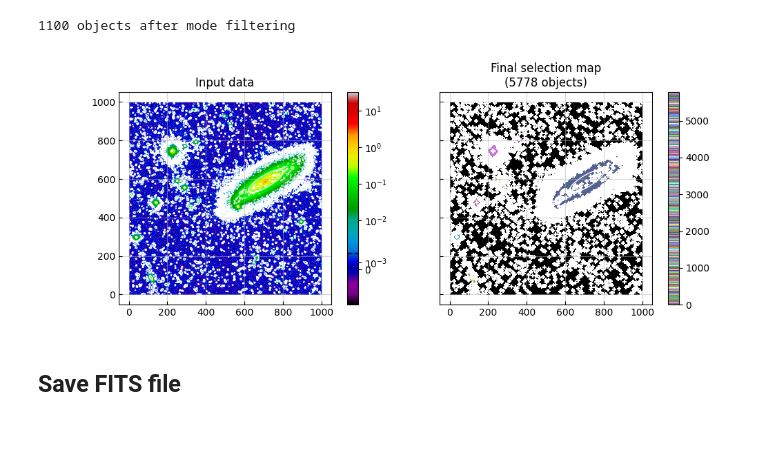
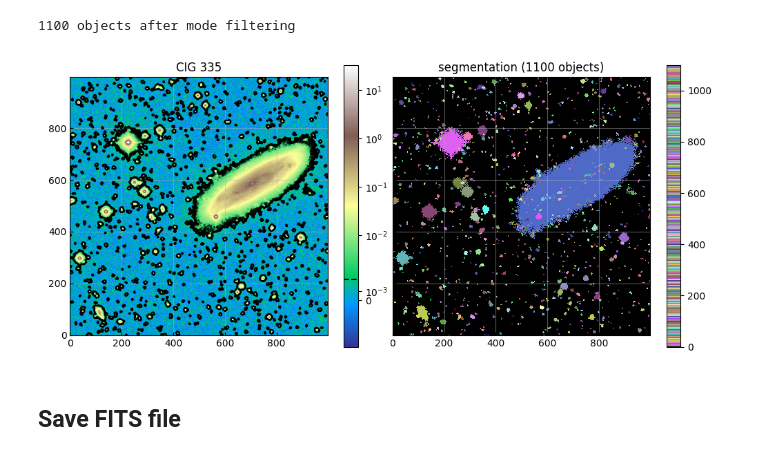
Before and after one commit to paranoya/image-processing, a Jupyter notebook: HOT.ipynb, the cells around one changed output. Cells and saved outputs as stored; diff of their text form; code cells hidden in the pictures.

```diff
--- a/HOT.ipynb
+++ b/HOT.ipynb
@@ -543,7 +545,7 @@ label, catalog_inv = hot(data.original,
                          #n_pixels=data.index_mode,
                         )
 area_inv = catalog_inv[1]
-test_stat_inv = catalog_inv[2]/data.bg_std
+test_stat_inv = catalog_inv[2]/np.std(data.sorted[:index_mode])
 print(f'time elapsed: {time()-t0:.3g} s')
 # %% [output]
 31597 overdensities found: 38306 "pixels" (3%), 31022 independent regions
@@ -610,7 +612,7 @@ label, catalog = hot(data.original,
                     )
 parent = catalog[0]
 area = catalog[1]
-test_stat = catalog[2]/data.bg_std
+test_stat = catalog[2]/np.std(data.sorted[:index_mode])
 print(f'time elapsed: {time()-t0:.3g} s')
 # %% [output]
 56191 overdensities found: 218956 "pixels" (21%), 35395 independent regions
@@ -711,13 +718,9 @@ if plots:
     ax[0, 0].set_title(object_name)
     ax[0, 0].set_ylabel('probability density distribution')
     ax[0, 0].set_yscale('log')
-    #ax[0, 0].set_ylim(np.min(data.rho[data.x_rho > data.mode]), 2*np.max(data.rho))
+    ax[0, 0].set_ylim(np.min(ts_inv.rho)/10, 3)
     ax[0, 0].plot(ts.x_rho, ts.rho, 'k-', label='data')
     ax[0, 0].plot(ts_inv.x_rho, ts_inv.rho, 'r-', label='inverted data')
-    #ax[0, 0].plot(data.x_rho, data.rho_symmetric, 'r--', label='symmetric about mode')
-    #ax[0, 0].plot(data.x_rho,
-    #              np.exp(-.5*((data.x_rho-data.mode)/data.bg_std)**2) * data.n_valid/data.size/np.sqrt(2*np.pi)/data.bg_std,
-    #              'k:', label='Gaussian approximation')
     ax[0, 0].legend()
 
     ax[1, 0].set_ylabel('signal/background probability')
@@ -778,8 +781,9 @@ if plots:
     dummy = np.logspace(.1, np.log10(np.max(area[1:])), 100)
     #ax[0, 0].plot(dummy, data.bg_std * (1 + 1/np.sqrt(dummy-1)), 'y-')
     #ax[0, 0].axhline(1, color='y', ls='--')
-    ax[0, 0].axhline(reliable_threshold, color='k', ls='--', label=f'reliable threshold: {reliable_threshold:.3g}')
-    ax[0, 0].axhline(selection_threshold, color='k', ls=':', label=f'minimum threshold: {selection_threshold:.3g}')
+    ax[0, 0].axhline(reliable_threshold, color='k', ls='--', label=f'selection threshold: {reliable_threshold:.3g}')
+    #ax[0, 0].axhline(reliable_threshold, color='k', ls='--', label=f'reliable threshold: {reliable_threshold:.3g}')
+    #ax[0, 0].axhline(selection_threshold, color='k', ls=':', label=f'minimum threshold: {selection_threshold:.3g}')
     #ax[0, 0].set_ylim(.1*data.bg_std**2, np.max(test_stat))
     ax[0, 0].set_xlim(.5, np.max(area[1:]))
     ax[0, 0].legend()
@@ -912,8 +916,8 @@ if plots and data_dimensionality == 2:
     final_catalog.to_table()
 # %%
 if plots and data_dimensionality == 2:
-    plt.close('filtered')
-    fig = plt.figure('filtered', figsize=(10, 4))
+    plt.close('segmentation')
+    fig = plt.figure('segmentation', figsize=(10, 4.5))
     ax = fig.subplots(nrows=1, ncols=2, squeeze=False,
                       sharex=True, sharey='row',
                       gridspec_kw={'hspace': 0, 'wspace': 0})
@@ -922,43 +926,43 @@ if plots and data_dimensionality == 2:
         axis.grid(alpha=.5)
     fig.set_tight_layout(True)
 
-    ax[0, 0].set_title('Input data')
+    ax[0, 0].set_title(object_name)
     im = ax[0, 0].imshow(
         data.original,
-        interpolation='nearest', origin='lower', cmap='nipy_spectral', norm = colour_scale,
+        interpolation='nearest', origin='lower', cmap='terrain', norm = colour_scale,
         )
-    #ax[0, 0].contour(final_labels, levels=[0.5], colors=['w'])
+    ax[0, 0].contour(final_labels, levels=[0.5], colors=['k'])
     #ax[0, 0].contour(smoothed_data, levels=[threshold_guess], colors=['w'])
     cb = fig.colorbar(im, ax=ax[0, 0])
-    cb.ax.axhline(data.mode, c='k', ls=':')
+    #cb.ax.axhline(data.mode, c='k', ls=':')
     cb.ax.axhline(data.threshold, c='k', ls='--')
-    final_catalog.plot_kron_apertures(kron_params=(1, 1), axes=ax[0, 0], color='w')
+    #final_catalog.plot_kron_apertures(kron_params=(1, 1), axes=ax[0, 0], color='w')
     #ax[0, 0].scatter(final_catalog.centroid[:, 0], final_catalog.centroid[:, 1], s=25, c='k', marker='+')
 
     '''
     ax[0, 1].set_title('Smoothed data')
     im = ax[0, 1].imshow(
         smoothed_data,
         interpolation='nearest', origin='lower', cmap='nipy_spectral', norm = colour_scale,
         )
     ax[0, 1].contour(final_labels, levels=[0.5])
     #ax[0, 1].contour(smoothed_data, levels=[threshold_guess], colors=['w'])
     cb = fig.colorbar(im, ax=ax[0, 1])
     cb.ax.axhline(smoothed_data.mode, c='k', ls=':')
     cb.ax.axhline(smoothed_threshold_guess, c='k', ls='--')
     #final_catalog.plot_kron_apertures(kron_params=(1, 1), axes=ax[0, 0], color='k')
     ax[0, 1].scatter(final_catalog.centroid[:, 0], final_catalog.centroid[:, 1], s=25, c='k', marker='+')
     '''
-    ax[0, 1].set_title(f'Final selection map\n({n_final_labels} objects)')
+    ax[0, 1].set_title(f'segmentation ({n_final_labels} objects)')
     im = ax[0, 1].imshow(
         final_selection,
         interpolation='nearest', origin='lower', cmap=final_cmap,
         )
-    ax[0, 1].scatter(final_catalog.centroid[:, 0], final_catalog.centroid[:, 1], s=25, c='w', marker='+')
+    #ax[0, 1].scatter(final_catalog.centroid[:, 0], final_catalog.centroid[:, 1], s=25, c='w', marker='+')
     cb = fig.colorbar(im, ax=ax[0, 1])
-    final_catalog.plot_kron_apertures(kron_params=(1, 1), axes=ax[0, 1], color='white')
+    #final_catalog.plot_kron_apertures(kron_params=(1, 1), axes=ax[0, 1], color='white')
 # %% [output]
-[figure, old version]
+[figure, new version]
 # %%
 if plots and data_dimensionality == 3:
     max_map = np.nanmax(final_labels, axis=0)
```
Also changed, not shown: parts of 11 cells of this notebook, 1 other file.
